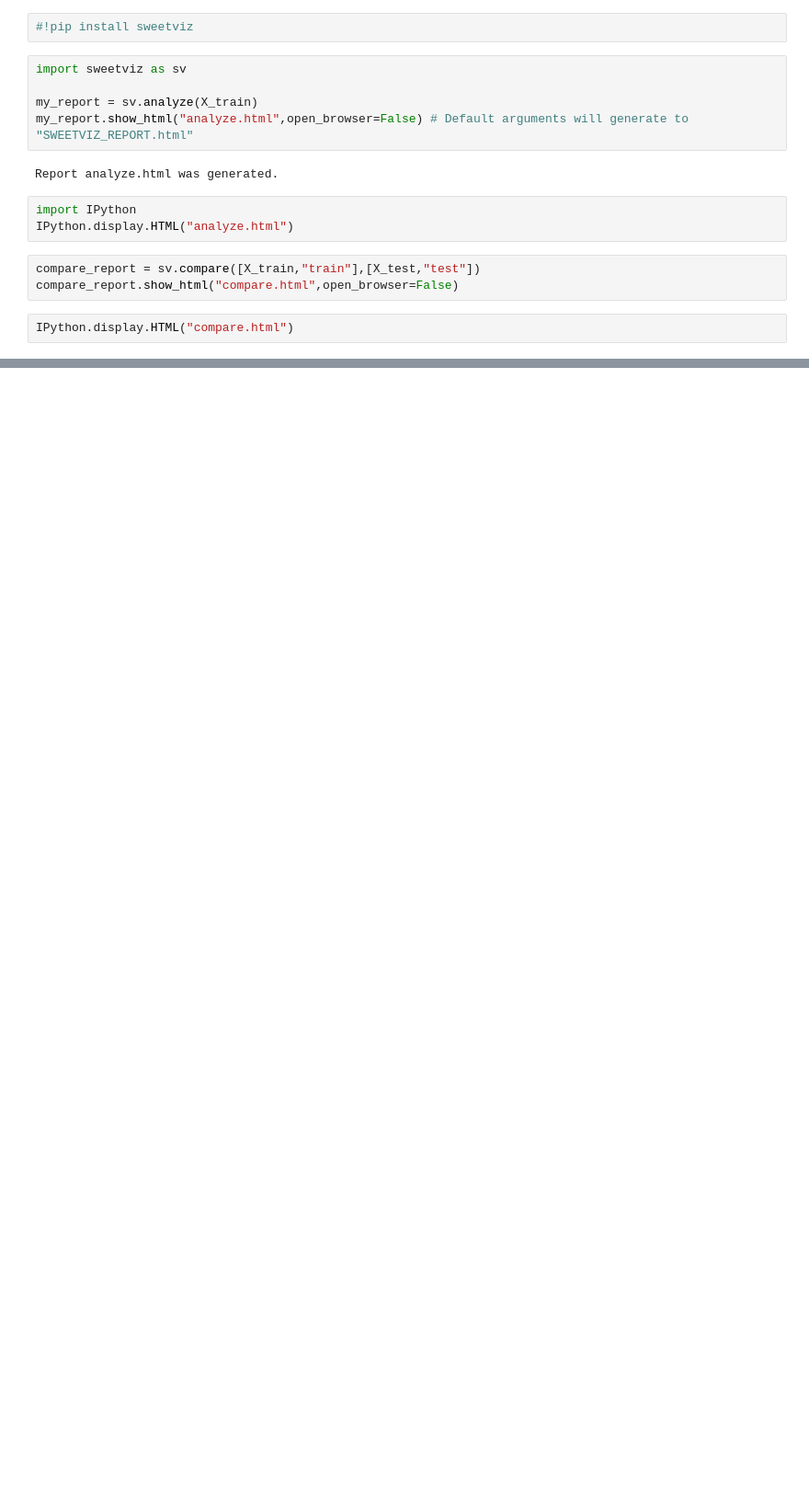
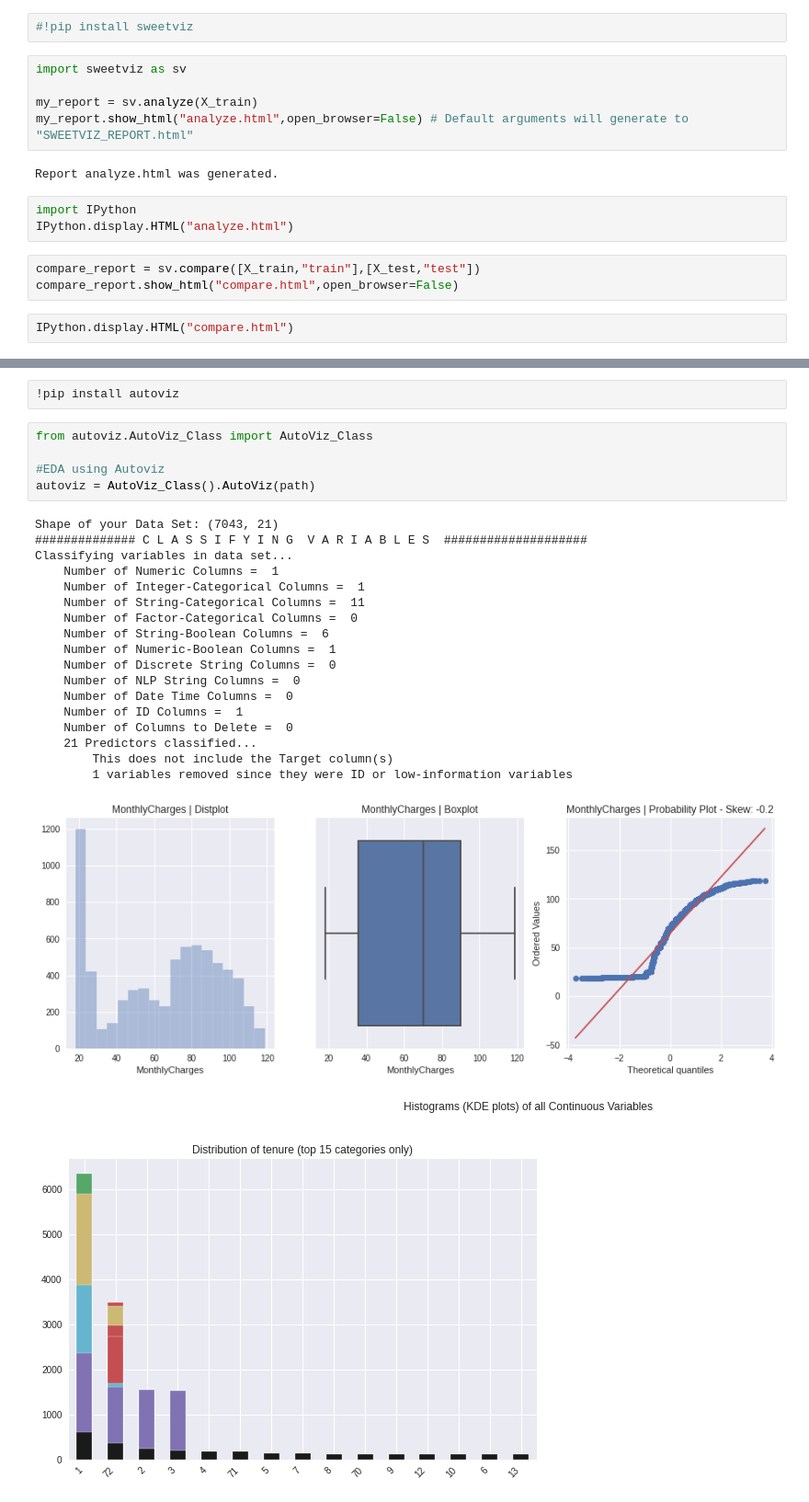
Before and after one commit to duybluemind1988/project_py, a Jupyter notebook: Churn/Churn_final.ipynb, the cells around one changed output, grey strips where cells are left out. Shown: that part at 92% size. Drawn from its saved outputs; the diff is of its cells as text; blank space fills up the shorter version.

```diff
--- a/Churn/Churn_final.ipynb
+++ b/Churn/Churn_final.ipynb
@@ -133,0 +138,27 @@ IPython.display.HTML("compare.html")
+# %%
+!pip install autoviz
+# %%
+from autoviz.AutoViz_Class import AutoViz_Class
+
+#EDA using Autoviz
+autoviz = AutoViz_Class().AutoViz(path)
+# %% [output]
+Shape of your Data Set: (7043, 21)
+############## C L A S S I F Y I N G  V A R I A B L E S  ####################
+Classifying variables in data set...
+    Number of Numeric Columns =  1
+    Number of Integer-Categorical Columns =  1
+    Number of String-Categorical Columns =  11
+    Number of Factor-Categorical Columns =  0
+    Number of String-Boolean Columns =  6
+    Number of Numeric-Boolean Columns =  1
+    Number of Discrete String Columns =  0
+    Number of NLP String Columns =  0
+    Number of Date Time Columns =  0
+    Number of ID Columns =  1
+    Number of Columns to Delete =  0
+    21 Predictors classified...
+        This does not include the Target column(s)
+        1 variables removed since they were ID or low-information variables
+[figure, added]
+[figure, added]
```
Also changed, not shown: parts of 24 cells of this notebook.
